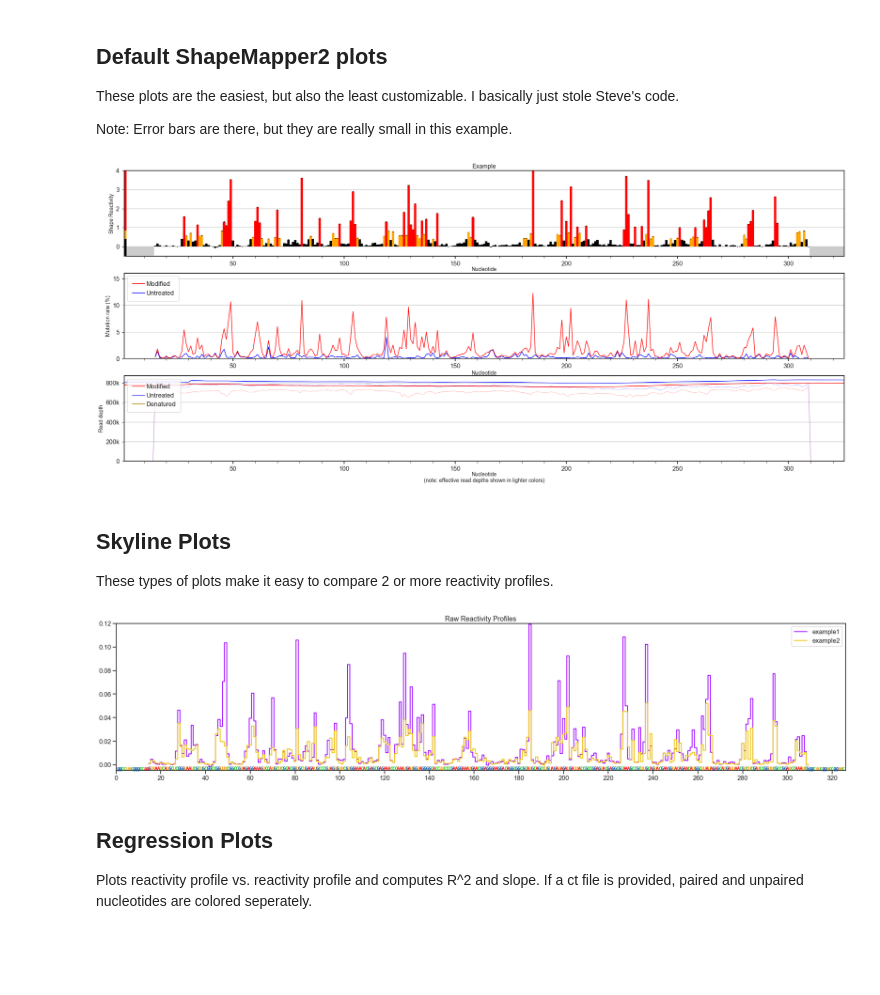
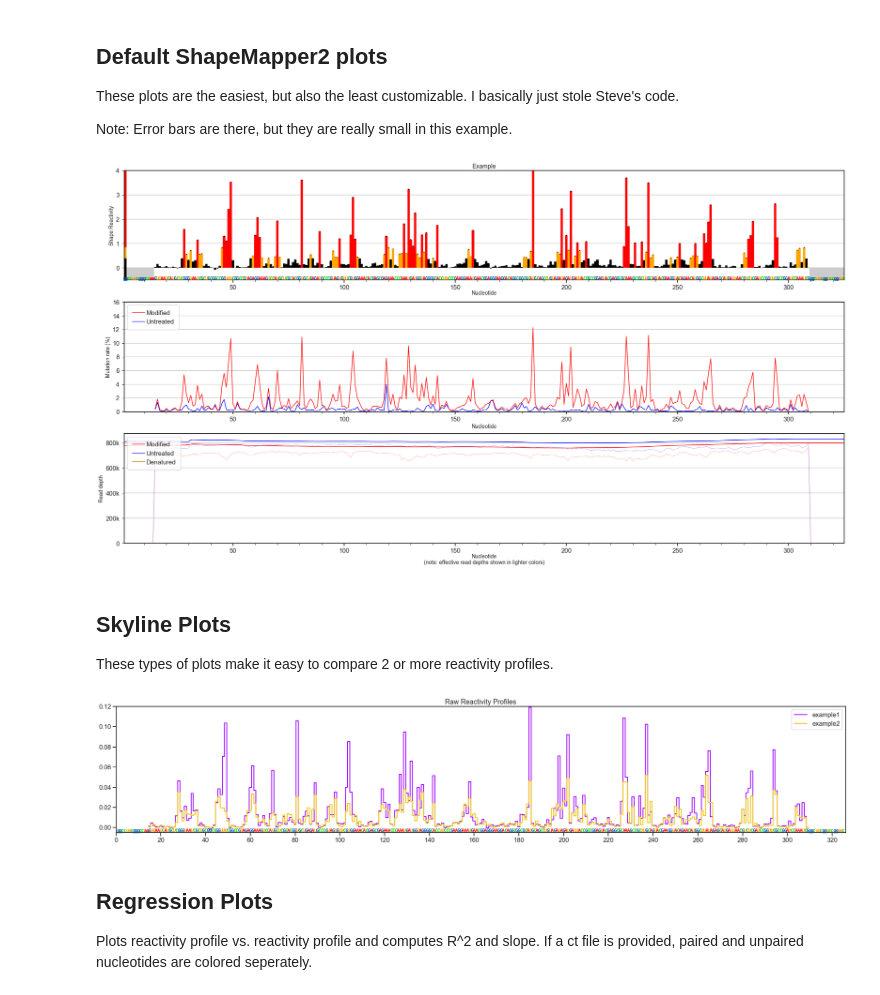
Before and after one commit to Weeks-UNC/RNAvigate, a Jupyter notebook: JNB-example/plottingTools-example.ipynb, the cells around one changed output. Saved outputs shown, nothing was run; the diff lists cells and outputs as text; code cells hidden in the pictures; blank space fills up the shorter version.

Commit message:
updated plottingTools example code

```diff
--- a/JNB-example/plottingTools-example.ipynb
+++ b/JNB-example/plottingTools-example.ipynb
@@ -91,14 +91,14 @@ the data frame object first.
 # samples = ['Sample1, Sample2, Sample3, Sample4]
 
 # profiles = {sample: pd.read_csv(path+'shapemapper_out/'+sample+profile_suffix, sep='\t') for sample in samples}
-# histograms = {sample: pt.readHistograms(path+sample+'_shapemapper_log.txt') for sample in samples}
+# logs = {sample: pt.shapeMapperLog(logfile=path+sample+'_shapemapper_log.txt') for sample in samples}
 
 path = 'data/'
 samples = ['example1', 'example2']
-profile = {sample: pd.read_csv(path+sample+"_rnasep_profile.txt", sep='\t') for sample in samples}
+profile = {sample: ReactivityProfile(path+sample+"_rnasep_profile.txt", sample=sample) for sample in samples}
 
 # Only for example1
-histograms = pt.readHistograms(path+"example_shapemapper_log.txt")
+log = shapeMapperLog(logfile=path+"example_shapemapper_log.txt")
 # %% [markdown]
 Quality Control: Mutations per molecule, read length distributions, and boxplots.
 ---------------------------------------------------------------------------------
@@ -145,32 +130,32 @@ These plots are the easiest, but also the least customizable. I basically just s
 
 Note: Error bars are there, but they are really small in this example.
 # %%
-fig, ax = plt.subplots(3, 1, figsize=(pt.getWidth(profile['example1']), 14))
+fig, ax = plt.subplots(3, 1, figsize=profile['example1'].figsize(3,1))
 
 smp.plotProfile(ax[0], profile['example1'], 'Example')
 smp.plotMutationRates(ax[1], profile['example1'])
 smp.plotDepth(ax[2], profile['example1'])
 # %% [output]
-[figure, old version]
+[figure, new version]
 # %% [markdown]
 Skyline Plots
 -------------
 These types of plots make it easy to compare 2 or more reactivity profiles.
 # %%
-fig, ax = plt.subplots(1, 1, figsize=(pt.getWidth(profile['example1']),7))
+fig, ax = plt.subplots(1, 1, figsize=profile['example1'].figsize(1,1))
 
 for sample in ['example1', 'example2']:
-    pt.plotSkyline(ax, profile[sample], label=sample) # column defaults to 'Reactivity_profile'
+    profile[sample].plotSkyline(ax) # column defaults to 'Reactivity_profile'
 
 ax.set(title='Raw Reactivity Profiles',
          xlim=[0,326],
          ylim=[-0.005, 0.12],
          xticks=range(0, 340, 20))
-pt.addSeqBar(ax, profile['example1']) # ylim needs to be set before adding seq bar
+profile['example1'].addSeqBar(ax) # ylim needs to be set before adding seq bar
 
 ax.legend();
 # %% [output]
-[figure, old version]
+[figure, new version]
 # %% [markdown]
 Regression Plots
 ----------------
```
Also changed, not shown: parts of 7 cells of this notebook, 12 other files.
